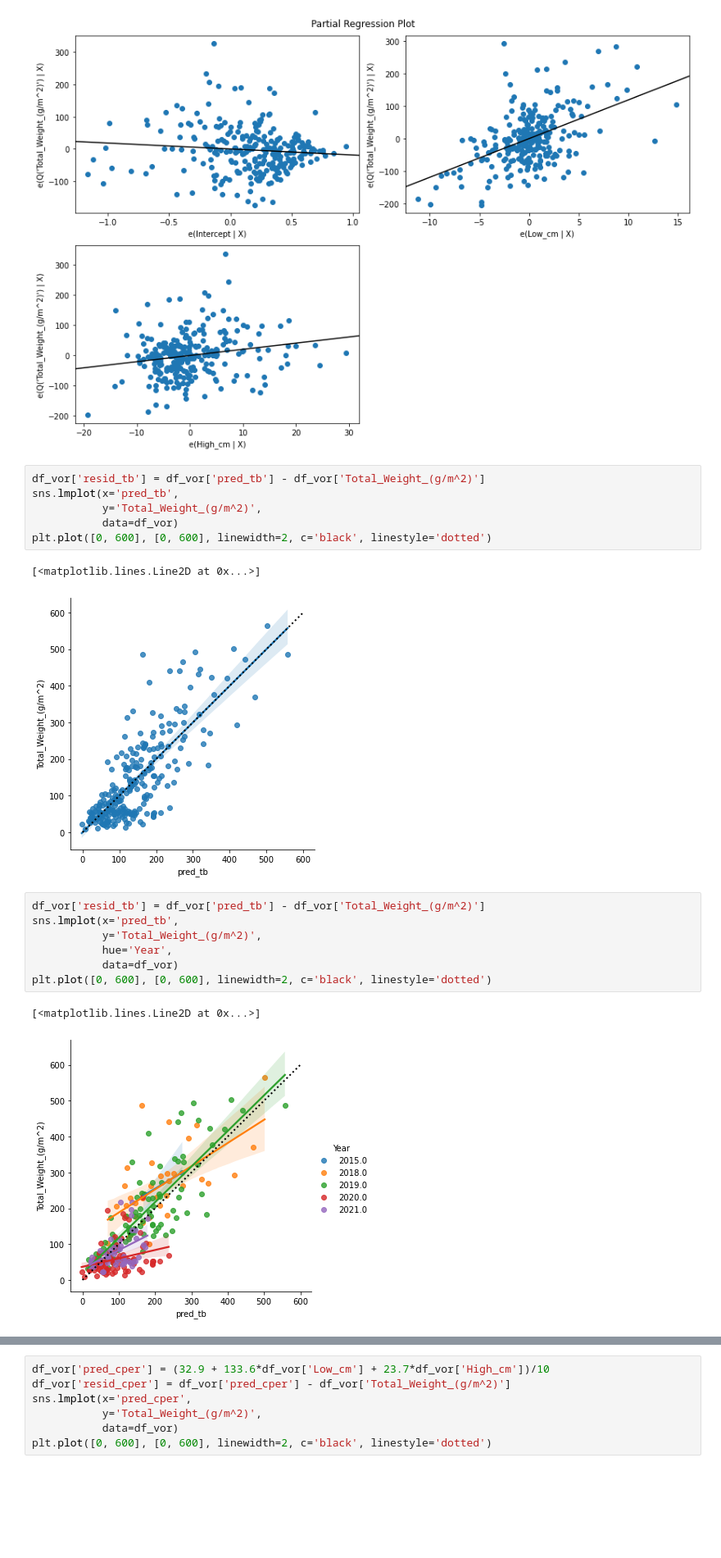
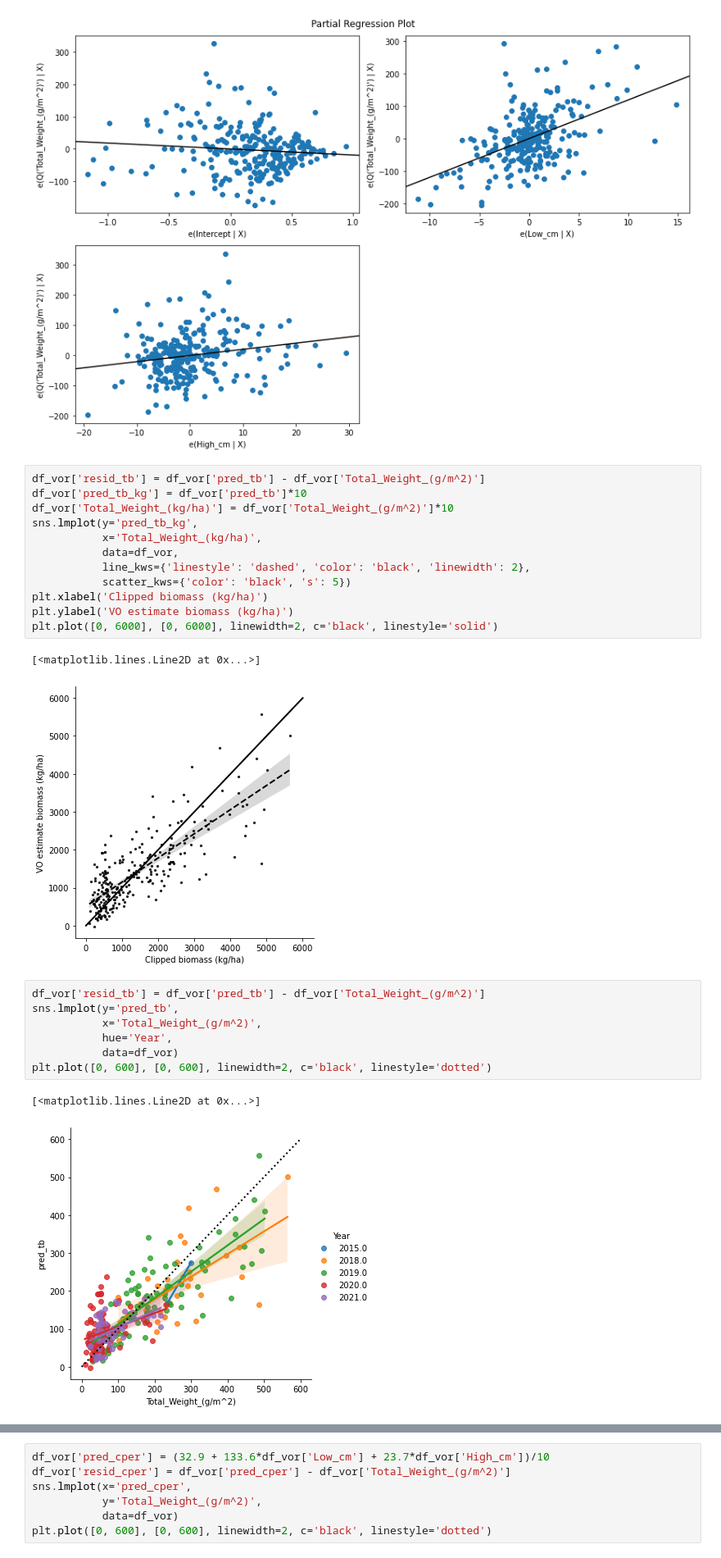
Before and after one commit to kearney-sp/tbng_veg, a Jupyter notebook: vor_linreg.ipynb, the cells around one changed output, grey strips where cells are left out. Shown: that part at 82% size. Cells and saved outputs as stored; diff of their text form; blank space fills up the shorter version.

```diff
--- a/vor_linreg.ipynb
+++ b/vor_linreg.ipynb
@@ -151,20 +158,26 @@ eval_env: 1
 [figure]
 # %%
 df_vor['resid_tb'] = df_vor['pred_tb'] - df_vor['Total_Weight_(g/m^2)']
-sns.lmplot(x='pred_tb',
-           y='Total_Weight_(g/m^2)',
-           data=df_vor)
-plt.plot([0, 600], [0, 600], linewidth=2, c='black', linestyle='dotted')
+df_vor['pred_tb_kg'] = df_vor['pred_tb']*10
+df_vor['Total_Weight_(kg/ha)'] = df_vor['Total_Weight_(g/m^2)']*10
+sns.lmplot(y='pred_tb_kg',
+           x='Total_Weight_(kg/ha)',
+           data=df_vor,
+           line_kws={'linestyle': 'dashed', 'color': 'black', 'linewidth': 2},
+           scatter_kws={'color': 'black', 's': 5})
+plt.xlabel('Clipped biomass (kg/ha)')
+plt.ylabel('VO estimate biomass (kg/ha)')
+plt.plot([0, 6000], [0, 6000], linewidth=2, c='black', linestyle='solid')
 # %% [output]
 [<matplotlib.lines.Line2D at 0x...>]
-[figure, old version]
+[figure, new version]
 # %%
 df_vor['resid_tb'] = df_vor['pred_tb'] - df_vor['Total_Weight_(g/m^2)']
-sns.lmplot(x='pred_tb',
-           y='Total_Weight_(g/m^2)',
+sns.lmplot(y='pred_tb',
+           x='Total_Weight_(g/m^2)',
            hue='Year',
            data=df_vor)
 plt.plot([0, 600], [0, 600], linewidth=2, c='black', linestyle='dotted')
 # %% [output]
 [<matplotlib.lines.Line2D at 0x...>]
-[figure, old version]
+[figure, new version]
```
Also changed, not shown: parts of 6 cells of this notebook, 23 other files.
